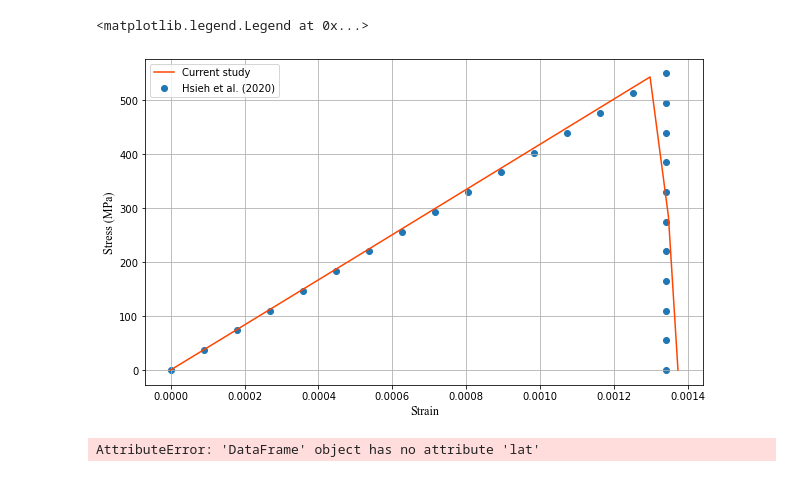
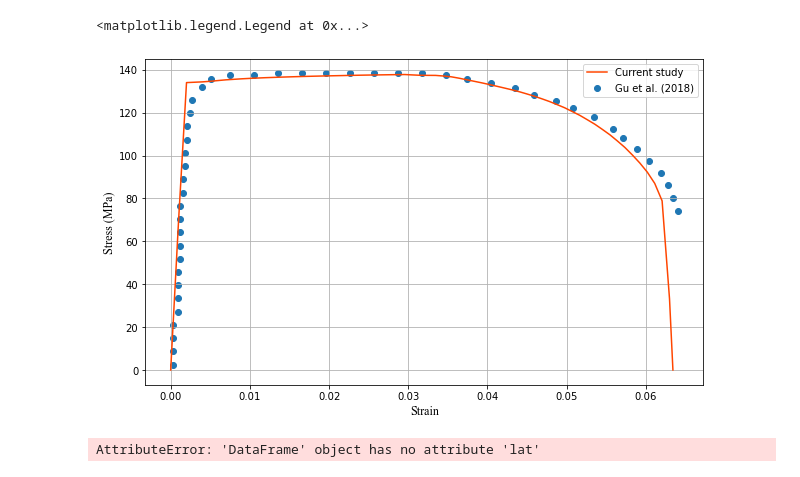
Before and after one commit to niccoforte/NF-PhD-gitRepo, a Jupyter notebook: code/plots.ipynb, the cells around one changed output. Saved outputs shown, nothing was run; the diff lists cells and outputs as text; code cells hidden in the pictures.

```diff
--- a/code/plots.ipynb
+++ b/code/plots.ipynb
@@ -5,28 +5,28 @@ import pandas as pd
 import matplotlib.pyplot as plt
 import math
 # %%
-MAT = "SiC"
+MAT = "Al"
 
 material_df = pd.read_csv(f"Z:/p1-LatticeFractureToughness/MaterialModels/{MAT}/strut-StressStrain.csv", header=None, names=['strain', 'stress'])
+literature_df = pd.read_csv(f"Z:/p1-LatticeFractureToughness/MaterialModels/{MAT}/strut-literature.csv", header=None, names=['strain', 'stress'])
 # %%
 fig0, (ax1) = plt.subplots(1, 1)
 fig0.set_figheight(6)
 fig0.set_figwidth(10)
 
 ax1.set_ylabel('Stress (MPa)', fontsize=12, fontname="Times New Roman")
 ax1.set_xlabel('Strain', fontsize=12, fontname="Times New Roman")
 if MAT == "Ti":
-    ax1.scatter([(i/10)*0.007577 for i in range(11)]+[((i/20)*(0.1105-0.007577))+0.007577 for i in range(21)]+[0.1105]*11,
-                [(i/10)*932 for i in range(11)]+[(932*(1+((i/20)*(0.1105-0.007577))**0.7237)) for i in range(21)]+[1112.653372*(i/10) for i in range(11)],
-                label='Hsieh et al. (2020)')
+    ax1.scatter(literature_df.strain.tolist(), literature_df.stress.tolist(), label='Hsieh et al. (2020)')
 elif MAT == "SiC":
-    ax1.scatter([(i/15)*0.001341 for i in range(15)]+[0.001341]*11,
-                [(i/15)*550 for i in range(15)]+[550*(i/10) for i in range(11)],
-                label='Hsieh et al. (2020)')
+    ax1.scatter(literature_df.strain.tolist(), literature_df.stress.tolist(), label='Hsieh et al. (2020)')
+elif MAT == "Al":
+    ax1.scatter(literature_df.strain.tolist(), literature_df.stress.tolist(), label='Gu et al. (2018)')
+
 ax1.plot(material_df.strain.tolist(), material_df.stress.tolist(), c='orangered', label='Current study')
 
 ax1.grid()
 ax1.legend()
 # %% [output]
 <matplotlib.legend.Legend at 0x...>
-[figure, old version]
+[figure, new version]
```
Also changed, not shown: parts of 2 cells of this notebook, 7 other files.
